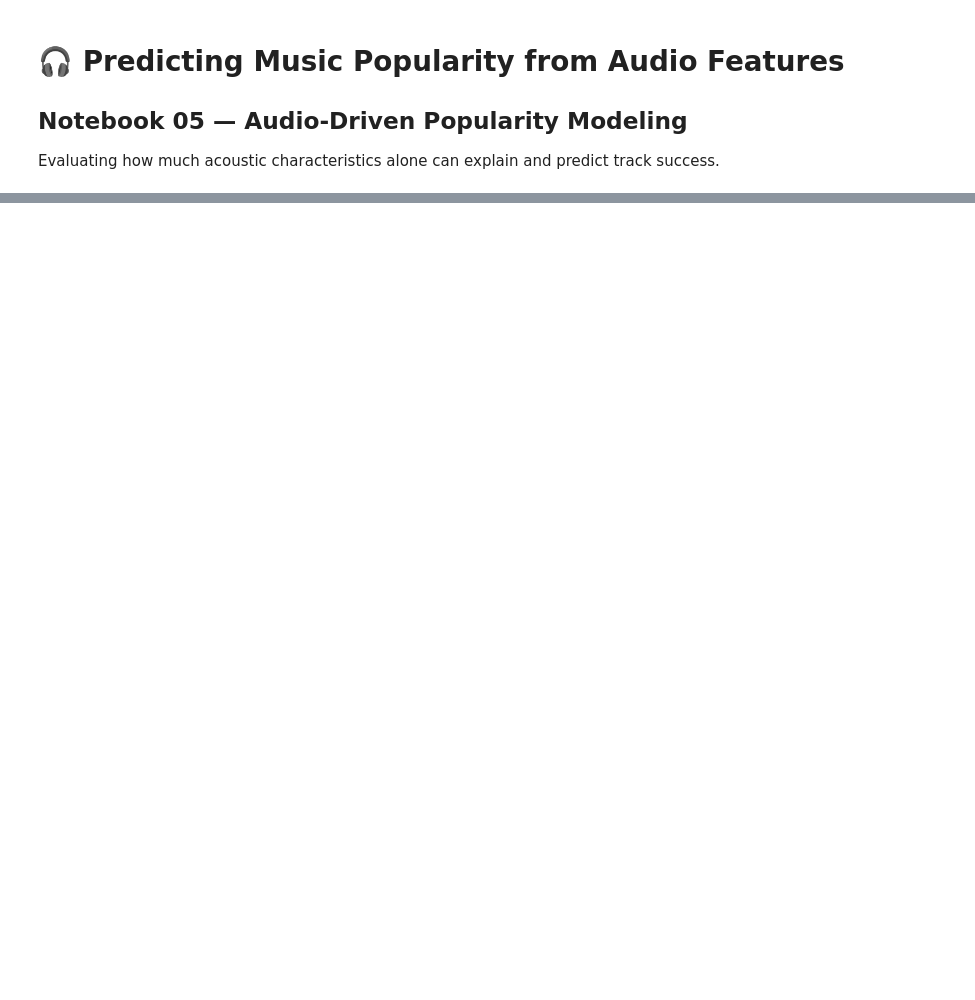
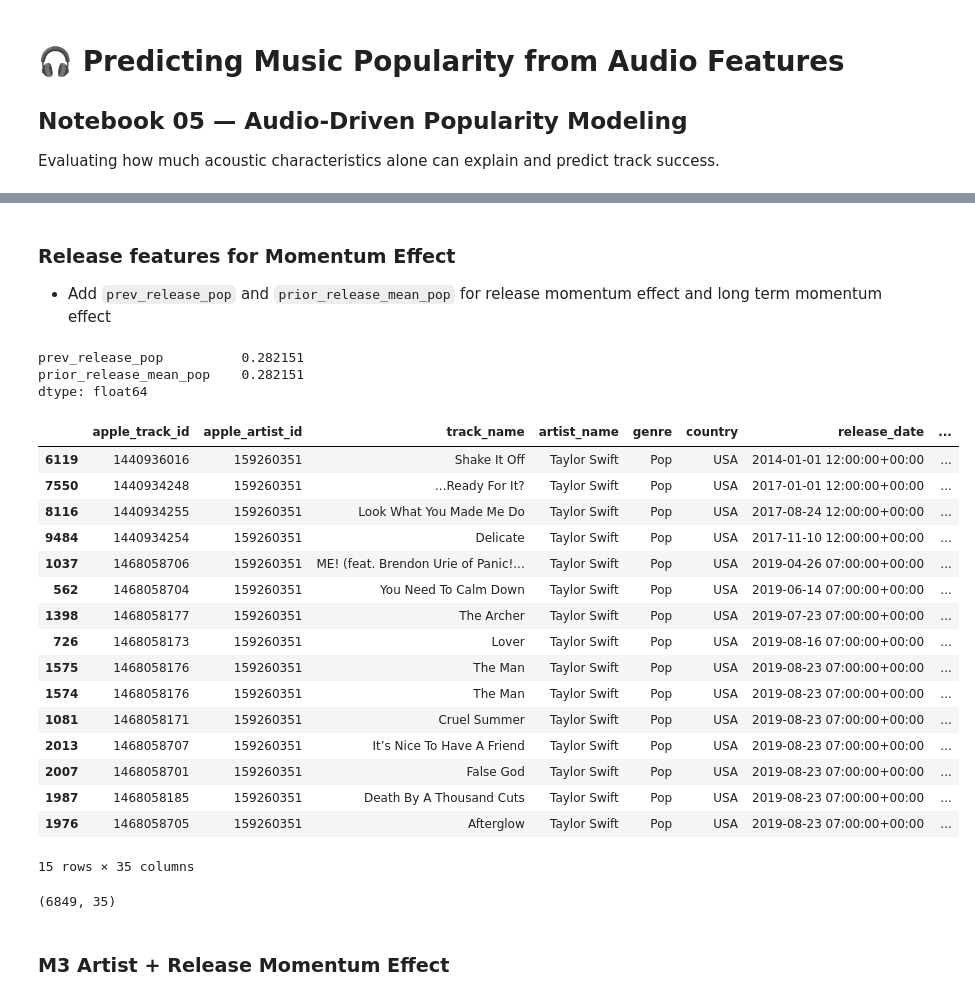
Before and after one commit to lucytheboss/what-drives-music-popularity, a Jupyter notebook: notebooks/05_audio_modeling.ipynb, the cells around one changed output, grey strips where cells are left out. Cells and saved outputs as stored; diff of their text form; code cells hidden in the pictures; blank space fills up the shorter version.

```diff
--- a/notebooks/05_audio_modeling.ipynb
+++ b/notebooks/05_audio_modeling.ipynb
@@ -20,0 +92,3 @@ df.head()
+# %%
+df=df.dropna(subset='track_popularity').copy()
+df['track_popularity'].isna().mean()
@@ -20,0 +193,68 @@ df.head()
+# %% [markdown]
+### Release features for Momentum Effect
+- Add `prev_release_pop` and `prior_release_mean_pop` for release momentum effect and long term momentum effect
+# %%
+release_df = (
+    df.groupby(["artist_name","release_date"], observed=True)["track_popularity"]
+      .max()
+      .reset_index()
+      .rename(columns={"track_popularity":"release_max_pop"})
+)
+# %%
+release_df = release_df.sort_values(["artist_name","release_date"])
+
+release_df["prev_release_pop"] = (
+    release_df.groupby("artist_name")["release_max_pop"]
+              .shift(1)
+)
+
+release_df["prior_release_mean_pop"] = (
+    release_df.groupby("artist_name")["prev_release_pop"]
+              .expanding()
+              .mean()
+              .reset_index(level=0, drop=True)
+)
+# %%
+df = df.merge(
+    release_df[[
+        "artist_name",
+        "release_date",
+        "prev_release_pop",
+        "prior_release_mean_pop"
+    ]],
+    on=["artist_name","release_date"],
+    how="left"
+)
+# %%
+df[['prev_release_pop', 'prior_release_mean_pop']].isna().mean()
+# %% [output]
+prev_release_pop          0.282151
+prior_release_mean_pop    0.282151
+dtype: float64
+# %%
+df.loc[df['artist_name']=='Taylor Swift'].sort_values('release_date').head(15) #Sanity Check
+# %% [output]
+|  | apple_track_id | apple_artist_id | track_name | artist_name | genre | country | release_date | ... |
+| 6119 | 1440936016 | 159260351 | Shake It Off | Taylor Swift | Pop | USA | 2014-01-01 12:00:00+00:00 | ... |
+| 7550 | 1440934248 | 159260351 | ...Ready For It? | Taylor Swift | Pop | USA | 2017-01-01 12:00:00+00:00 | ... |
+| 8116 | 1440934255 | 159260351 | Look What You Made Me Do | Taylor Swift | Pop | USA | 2017-08-24 12:00:00+00:00 | ... |
+| 9484 | 1440934254 | 159260351 | Delicate | Taylor Swift | Pop | USA | 2017-11-10 12:00:00+00:00 | ... |
+| 1037 | 1468058706 | 159260351 | ME! (feat. Brendon Urie of Panic!... | Taylor Swift | Pop | USA | 2019-04-26 07:00:00+00:00 | ... |
+| 562 | 1468058704 | 159260351 | You Need To Calm Down | Taylor Swift | Pop | USA | 2019-06-14 07:00:00+00:00 | ... |
+| 1398 | 1468058177 | 159260351 | The Archer | Taylor Swift | Pop | USA | 2019-07-23 07:00:00+00:00 | ... |
+| 726 | 1468058173 | 159260351 | Lover | Taylor Swift | Pop | USA | 2019-08-16 07:00:00+00:00 | ... |
+| 1575 | 1468058176 | 159260351 | The Man | Taylor Swift | Pop | USA | 2019-08-23 07:00:00+00:00 | ... |
+| 1574 | 1468058176 | 159260351 | The Man | Taylor Swift | Pop | USA | 2019-08-23 07:00:00+00:00 | ... |
+| 1081 | 1468058171 | 159260351 | Cruel Summer | Taylor Swift | Pop | USA | 2019-08-23 07:00:00+00:00 | ... |
+| 2013 | 1468058707 | 159260351 | It’s Nice To Have A Friend | Taylor Swift | Pop | USA | 2019-08-23 07:00:00+00:00 | ... |
+| 2007 | 1468058701 | 159260351 | False God | Taylor Swift | Pop | USA | 2019-08-23 07:00:00+00:00 | ... |
+| 1987 | 1468058185 | 159260351 | Death By A Thousand Cuts | Taylor Swift | Pop | USA | 2019-08-23 07:00:00+00:00 | ... |
+| 1976 | 1468058705 | 159260351 | Afterglow | Taylor Swift | Pop | USA | 2019-08-23 07:00:00+00:00 | ... |
+15 rows × 35 columns
+# %%
+df_model = df.dropna(subset=["prev_release_pop"])
+df_model.shape
+# %% [output]
+(6849, 35)
+# %% [markdown]
+### M3 Artist + Release Momentum Effect
```
Also changed, not shown: parts of 45 cells of this notebook.
